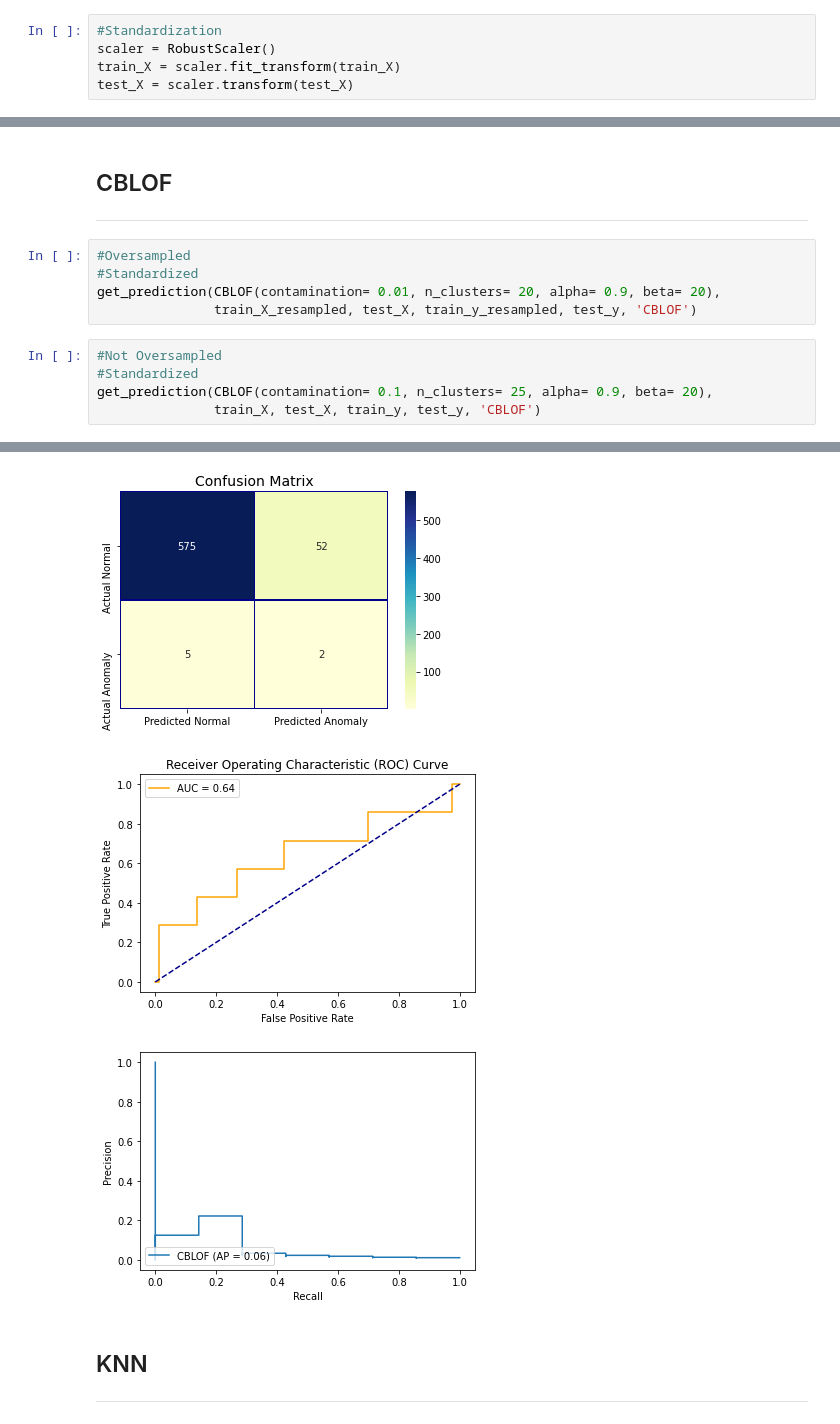
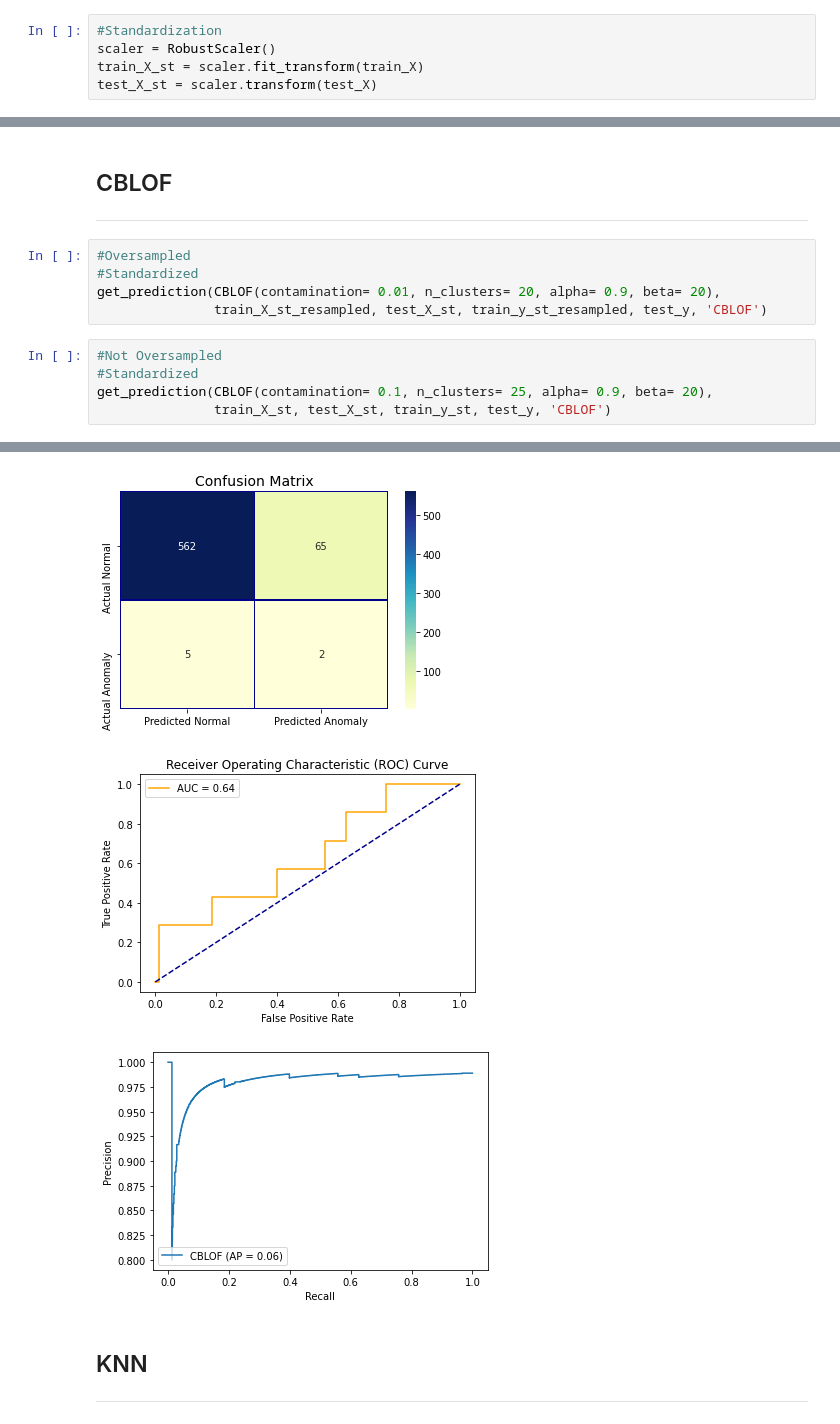
Before and after one commit to J-DR1/MastersThesis, a Jupyter notebook: 4_Spambase_models_mcc.ipynb, the cells around one changed output, grey strips where cells are left out. Cells and saved outputs as stored; diff of their text form.

```diff
--- a/4_Spambase_models_mcc.ipynb
+++ b/4_Spambase_models_mcc.ipynb
@@ -911,8 +935,8 @@ train_X, test_X, train_y, test_y = train_test_split(X, y, test_size=0.25)
 # %%
 #Standardization
 scaler = RobustScaler()
-train_X = scaler.fit_transform(train_X)
-test_X = scaler.transform(test_X)
+train_X_st = scaler.fit_transform(train_X)
+test_X_st = scaler.transform(test_X)
 # %%
 #Oversampling with Adasyn
 train_X_resampled, train_y_resampled= ADASYN(ratio = 'minority').fit_sample(train_X, train_y)
@@ -1017,11 +1044,11 @@ weighted avg       0.98      0.99      0.98       634
 #Oversampled
 #Standardized
 get_prediction(CBLOF(contamination= 0.01, n_clusters= 20, alpha= 0.9, beta= 20),
-               train_X_resampled, test_X, train_y_resampled, test_y, 'CBLOF')
+               train_X_st_resampled, test_X_st, train_y_st_resampled, test_y, 'CBLOF')
 # %%
 #Not Oversampled
 #Standardized
 get_prediction(CBLOF(contamination= 0.1, n_clusters= 25, alpha= 0.9, beta= 20),
-               train_X, test_X, train_y, test_y, 'CBLOF')
+               train_X_st, test_X_st, train_y_st, test_y, 'CBLOF')
 # %% [output]
 On Training Data:
@@ -1047,6 +1074,6 @@ weighted avg       0.98      0.91      0.94       634
-[figure, old version]
+[figure, new version]
-[figure, old version]
+[figure, new version]
-[figure, old version]
+[figure, new version]
 # %% [markdown]
 ## KNN
 
```
Also changed, not shown: parts of 51 cells of this notebook.
